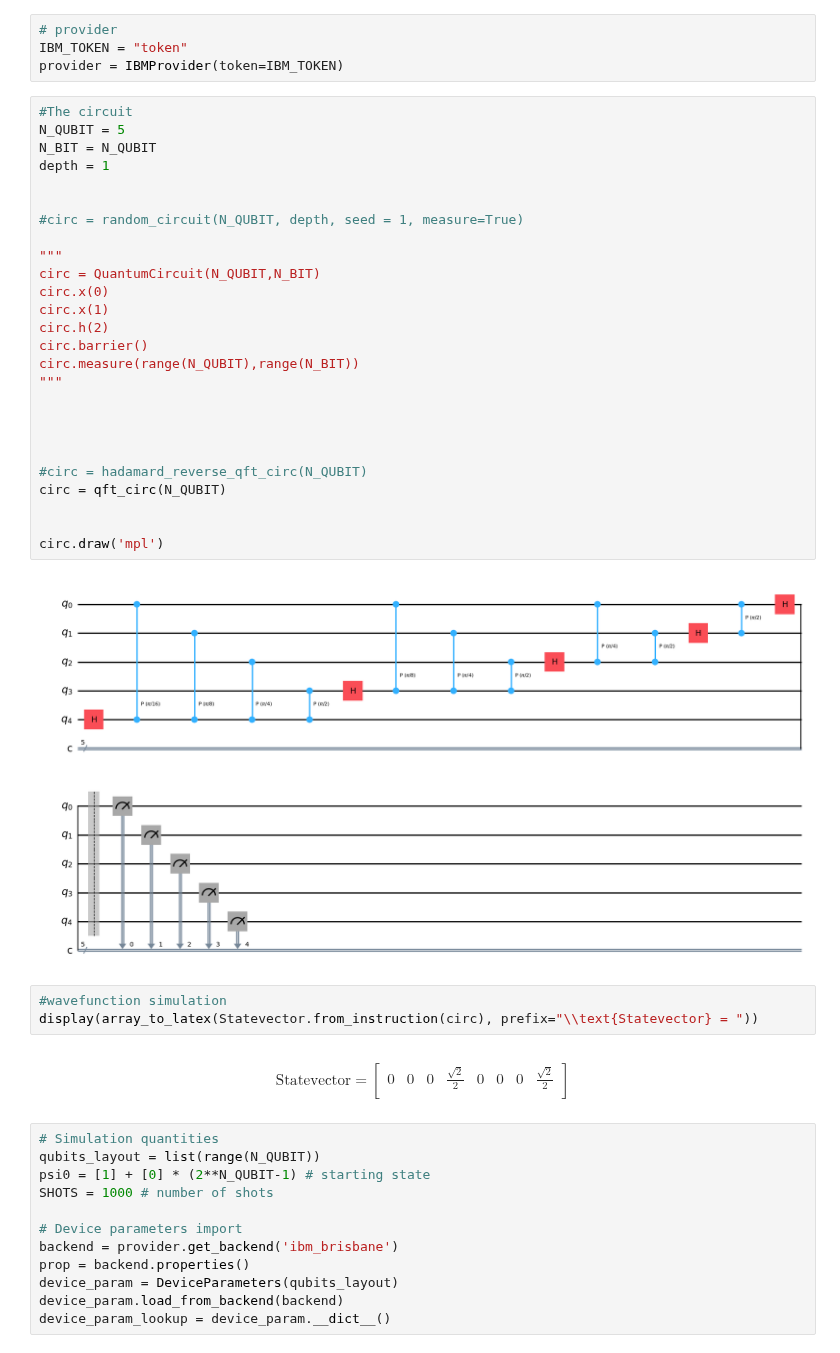
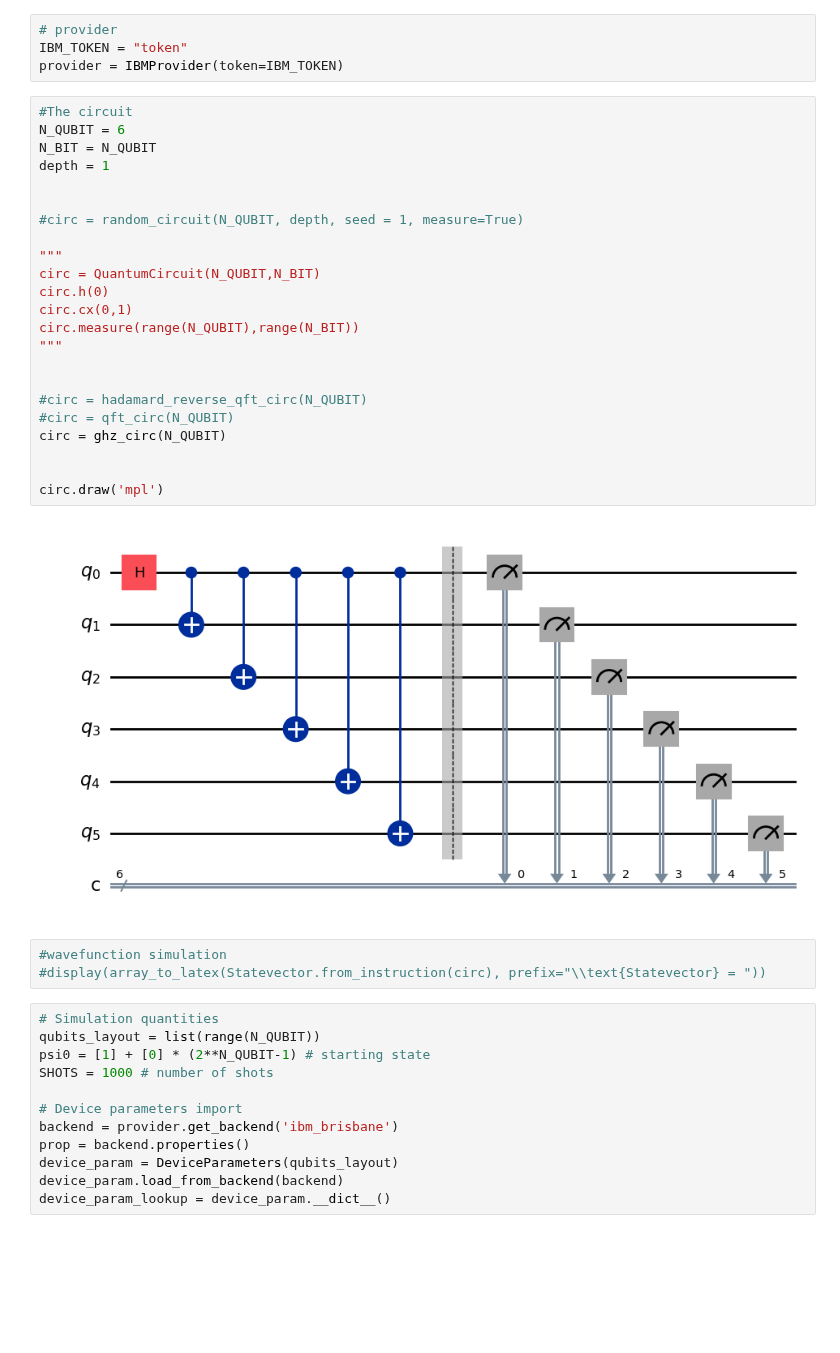
Before and after one commit to CERN-IT-INNOVATION/quantum-gates, a Jupyter notebook: src/01try_ECR.ipynb, the cells around one changed output. Cells and saved outputs as stored; diff of their text form; blank space fills up the shorter version.

```diff
--- a/src/01try_ECR.ipynb
+++ b/src/01try_ECR.ipynb
@@ -31,42 +31,32 @@ IBM_TOKEN = "token"
 provider = IBMProvider(token=IBM_TOKEN)
 # %%
 #The circuit
-N_QUBIT = 5
+N_QUBIT = 6
 N_BIT = N_QUBIT
 depth = 1
 
 
 #circ = random_circuit(N_QUBIT, depth, seed = 1, measure=True)
 
 """
 circ = QuantumCircuit(N_QUBIT,N_BIT)
-circ.x(0)
-circ.x(1)
-circ.h(2)
-circ.barrier()
+circ.h(0)
+circ.cx(0,1)
 circ.measure(range(N_QUBIT),range(N_BIT))
 """
 
 
-
-
 #circ = hadamard_reverse_qft_circ(N_QUBIT)
-circ = qft_circ(N_QUBIT)
+#circ = qft_circ(N_QUBIT)
+circ = ghz_circ(N_QUBIT)
 
 
 circ.draw('mpl')
 # %% [output]
-[figure, old version]
+[figure, new version]
 # %%
 #wavefunction simulation
-display(array_to_latex(Statevector.from_instruction(circ), prefix="\\text{Statevector} = "))
+#display(array_to_latex(Statevector.from_instruction(circ), prefix="\\text{Statevector} = "))
-# %% [output]
-$$
-\text{Statevector} =
-\begin{bmatrix}
-0 & 0 & 0 & \frac{\sqrt{2}}{2} & 0 & 0 & 0 & \frac{\sqrt{2}}{2}  \\
- \end{bmatrix}
-$$
 # %%
 # Simulation quantities
 qubits_layout = list(range(N_QUBIT))
```
Also changed, not shown: parts of 4 cells of this notebook, 3 other files.
